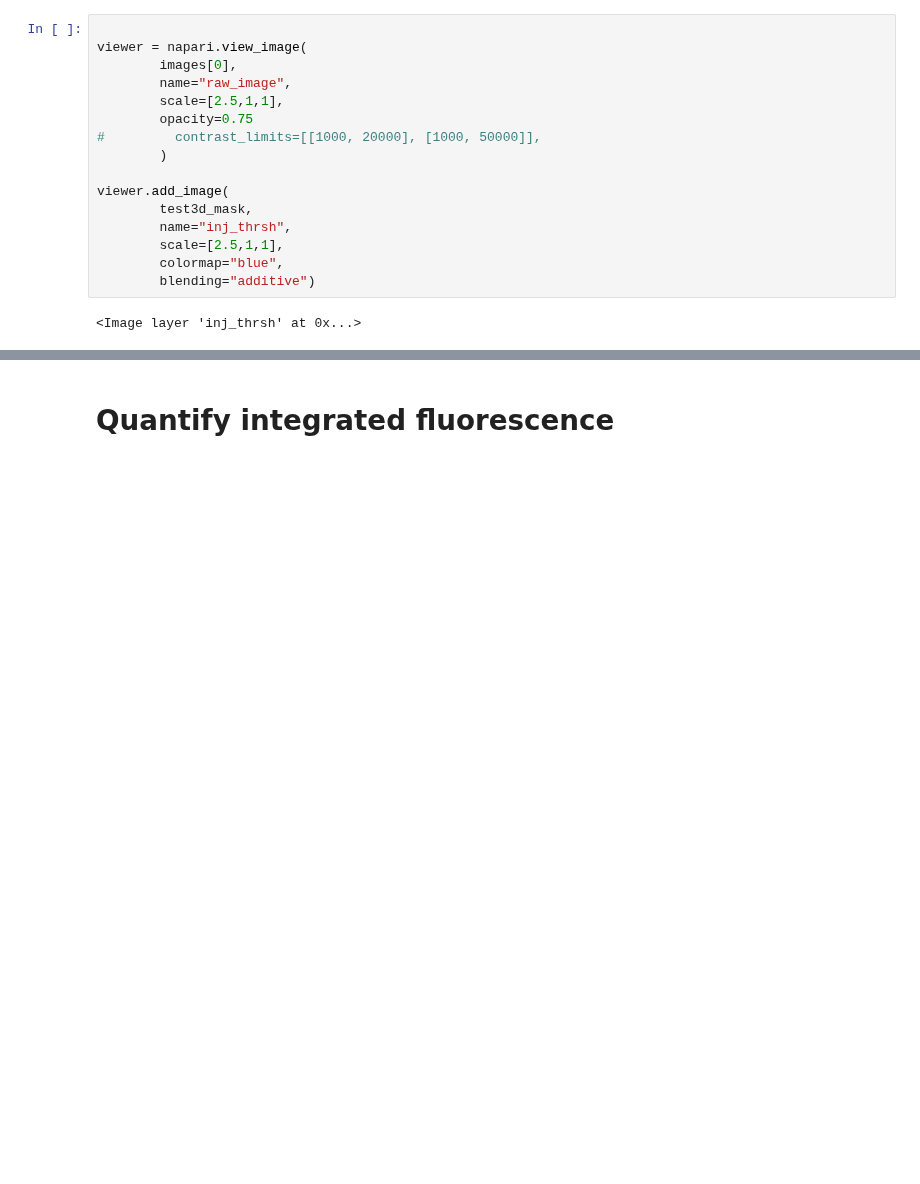
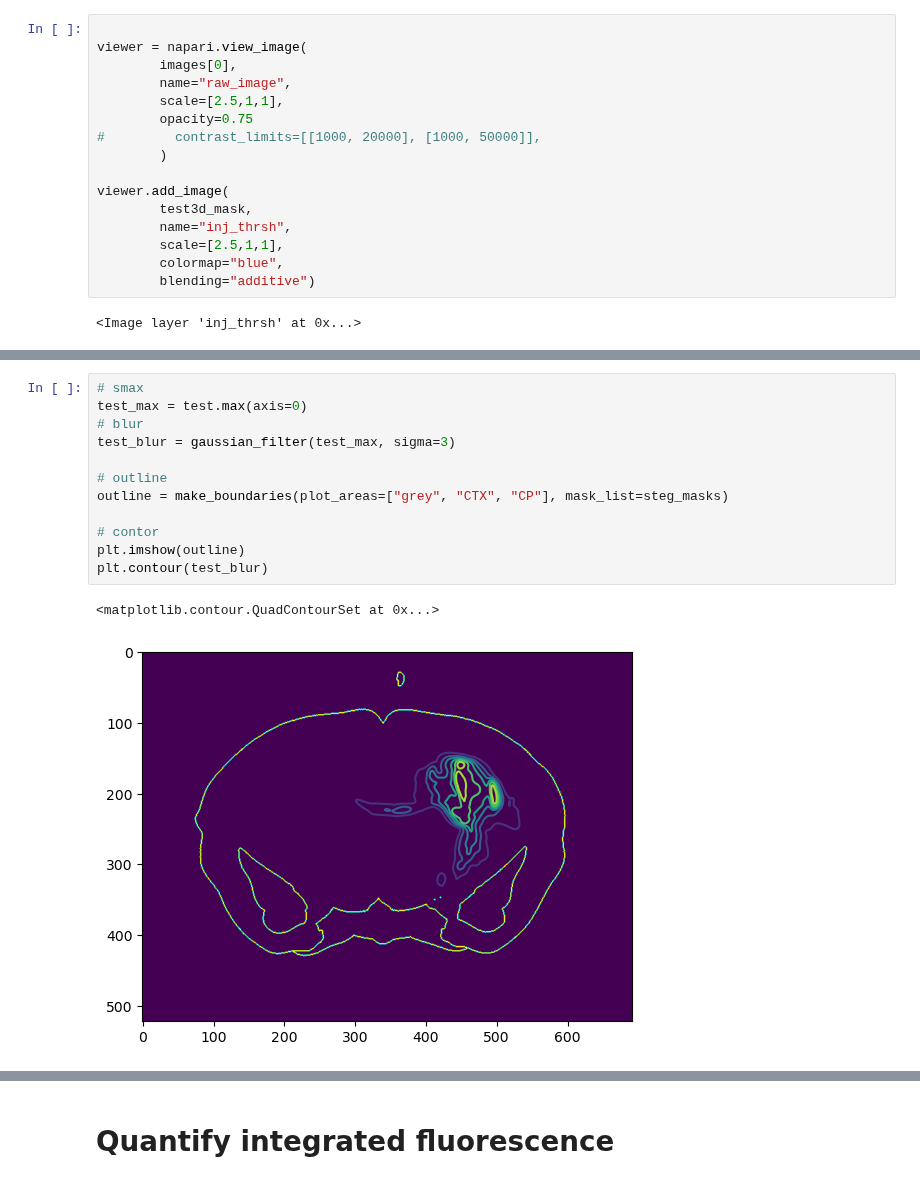
Before and after one commit to eisko/STP_analysis, a Jupyter notebook: replicates.ipynb, the cells around one changed output, grey strips where cells are left out. Saved outputs shown, nothing was run; the diff lists cells and outputs as text; blank space fills up the shorter version.

```diff
--- a/replicates.ipynb
+++ b/replicates.ipynb
@@ -278,0 +304,15 @@ viewer.add_image(
+# %%
+# smax
+test_max = test.max(axis=0)
+# blur
+test_blur = gaussian_filter(test_max, sigma=3)
+
+# outline
+outline = make_boundaries(plot_areas=["grey", "CTX", "CP"], mask_list=steg_masks)
+
+# contor
+plt.imshow(outline)
+plt.contour(test_blur)
+# %% [output]
+<matplotlib.contour.QuadContourSet at 0x...>
+[figure, added]
```
Also changed, not shown: parts of 6 cells of this notebook, 1 other file.
